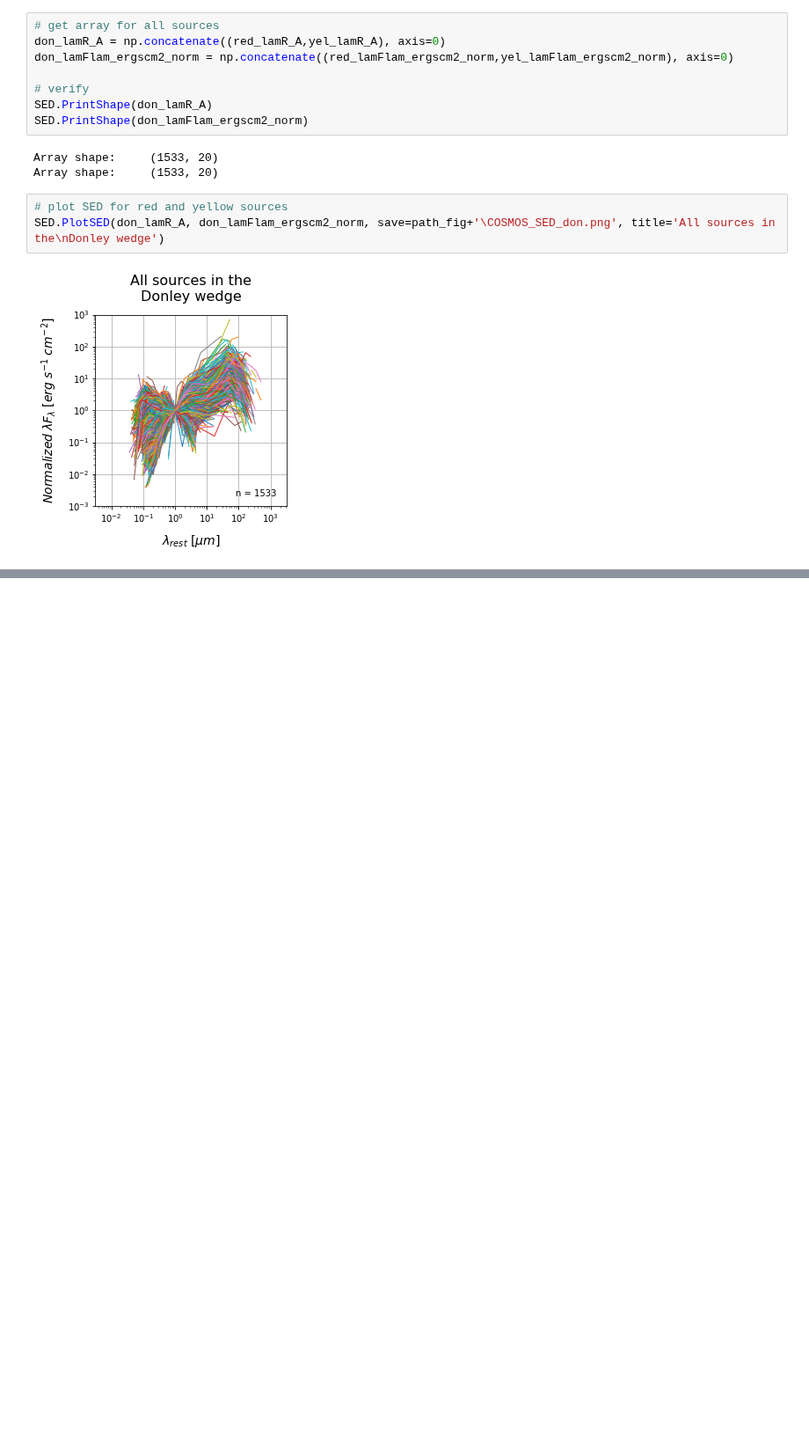
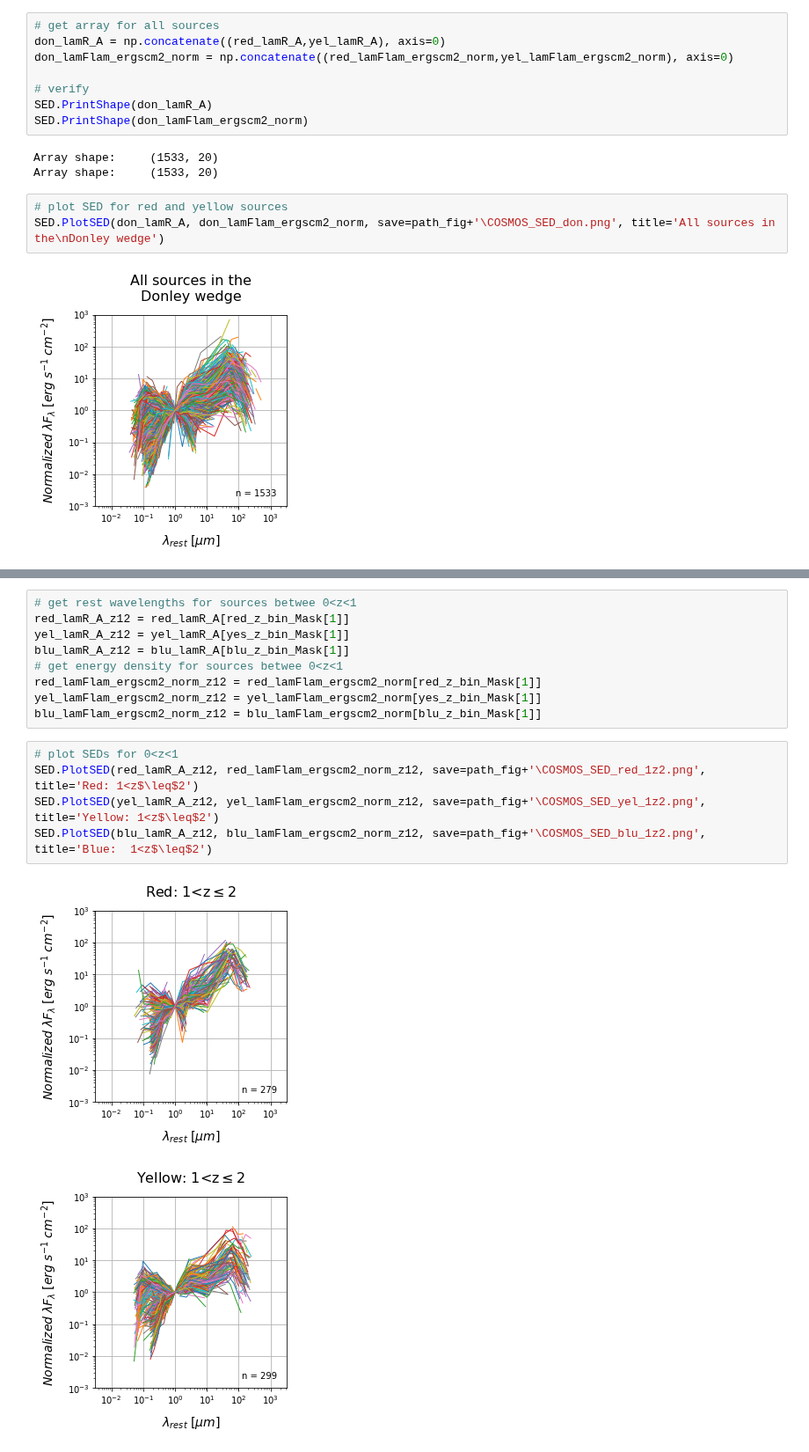
Before and after one commit to parallax-xallaraq/IfA-REU-Project, a Jupyter notebook: Code/Make_SED_RedYelBlu.ipynb, the cells around one changed output, grey strips where cells are left out. Shown at 88% size. Cells and saved outputs as stored; diff of their text form; blank space fills up the shorter version.

```diff
--- a/Code/Make_SED_RedYelBlu.ipynb
+++ b/Code/Make_SED_RedYelBlu.ipynb
@@ -185,0 +219,17 @@ SED.PlotSED(don_lamR_A, don_lamFlam_ergscm2_norm, save=path_fig+'\COSMOS_SED_don
+# %%
+# get rest wavelengths for sources betwee 0<z<1
+red_lamR_A_z12 = red_lamR_A[red_z_bin_Mask[1]]
+yel_lamR_A_z12 = yel_lamR_A[yes_z_bin_Mask[1]]
+blu_lamR_A_z12 = blu_lamR_A[blu_z_bin_Mask[1]]
+# get energy density for sources betwee 0<z<1
+red_lamFlam_ergscm2_norm_z12 = red_lamFlam_ergscm2_norm[red_z_bin_Mask[1]]
+yel_lamFlam_ergscm2_norm_z12 = yel_lamFlam_ergscm2_norm[yes_z_bin_Mask[1]]
+blu_lamFlam_ergscm2_norm_z12 = blu_lamFlam_ergscm2_norm[blu_z_bin_Mask[1]]
+# %%
+# plot SEDs for 0<z<1
+SED.PlotSED(red_lamR_A_z12, red_lamFlam_ergscm2_norm_z12, save=path_fig+'\COSMOS_SED_red_1z2.png', title='Red: 1<z$\leq$2')
+SED.PlotSED(yel_lamR_A_z12, yel_lamFlam_ergscm2_norm_z12, save=path_fig+'\COSMOS_SED_yel_1z2.png', title='Yellow: 1<z$\leq$2')
+SED.PlotSED(blu_lamR_A_z12, blu_lamFlam_ergscm2_norm_z12, save=path_fig+'\COSMOS_SED_blu_1z2.png', title='Blue:  1<z$\leq$2')
+# %% [output]
+[figure, added]
+[figure, added]
```
Also changed, not shown: parts of 8 cells of this notebook, 9 other files.
